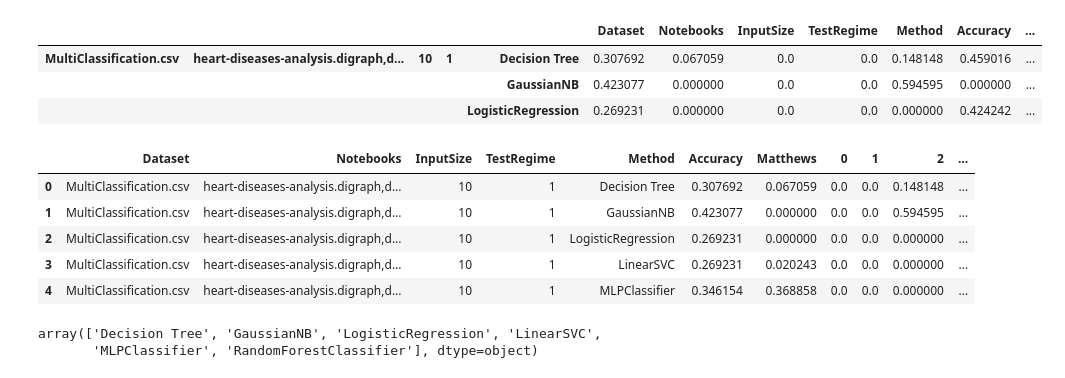
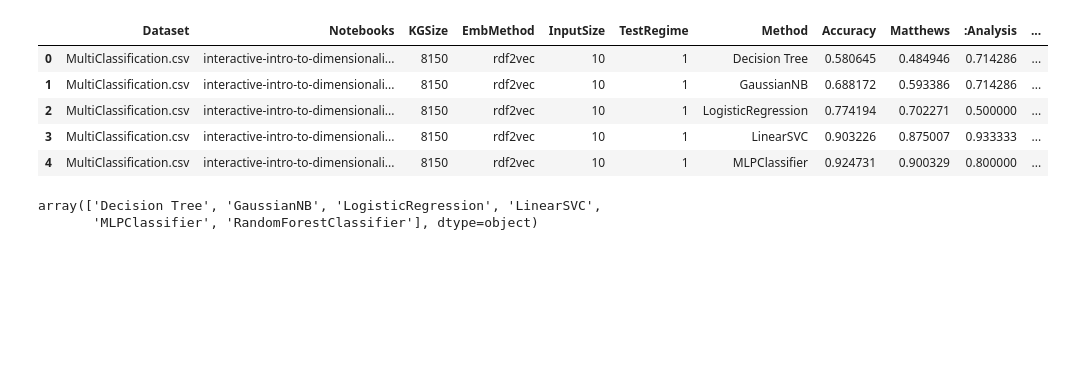
Before and after one commit to enridaga/data-journeys, a Jupyter notebook: AnalyseResultsMulti.ipynb, the cells around one changed output. Saved outputs shown, nothing was run; the diff lists cells and outputs as text; code cells hidden in the pictures; blank space fills up the shorter version.

Commit message:
MultiClassification experiments

```diff
--- a/AnalyseResultsMulti.ipynb
+++ b/AnalyseResultsMulti.ipynb
@@ -3,25 +3,17 @@ import pandas as pd
 import numpy as np
 import matplotlib.pyplot as plt
 # %%
-data = pd.read_csv("MultiClassificationExperiments.csv",names=["Dataset", "Notebooks", "InputSize", "TestRegime", "Method", "Accuracy", "Matthews"])
-data.head(3)
+data = pd.read_csv("MultiClassificationExperiments.csv",names=["Dataset", "Notebooks", "KGSize", "EmbMethod", "InputSize", "TestRegime", "Method", "Accuracy", "Matthews",":Analysis",":Movement",":Preparation",":Reuse",":Visualisation"])
+# Preview the first 5 lines of the loaded data
+data.head()
+# data=data.fillna(0.0)
 # %% [output]
-|  |  |  |  |  | Dataset | Notebooks | InputSize | TestRegime | Method | Accuracy | ... |
-| MultiClassification.csv | heart-diseases-analysis.digraph,d... | 10 | 1 | Decision Tree | 0.307692 | 0.067059 | 0.0 | 0.0 | 0.148148 | 0.459016 | ... |
-|  |  |  |  | GaussianNB | 0.423077 | 0.000000 | 0.0 | 0.0 | 0.594595 | 0.000000 | ... |
-|  |  |  |  | LogisticRegression | 0.269231 | 0.000000 | 0.0 | 0.0 | 0.000000 | 0.424242 | ... |
+|  | Dataset | Notebooks | KGSize | EmbMethod | InputSize | TestRegime | Method | Accuracy | Matthews | :Analysis | ... |
+| 0 | MultiClassification.csv | interactive-intro-to-dimensionali... | 8150 | rdf2vec | 10 | 1 | Decision Tree | 0.580645 | 0.484946 | 0.714286 | ... |
+| 1 | MultiClassification.csv | interactive-intro-to-dimensionali... | 8150 | rdf2vec | 10 | 1 | GaussianNB | 0.688172 | 0.593386 | 0.714286 | ... |
+| 2 | MultiClassification.csv | interactive-intro-to-dimensionali... | 8150 | rdf2vec | 10 | 1 | LogisticRegression | 0.774194 | 0.702271 | 0.500000 | ... |
+| 3 | MultiClassification.csv | interactive-intro-to-dimensionali... | 8150 | rdf2vec | 10 | 1 | LinearSVC | 0.903226 | 0.875007 | 0.933333 | ... |
+| 4 | MultiClassification.csv | interactive-intro-to-dimensionali... | 8150 | rdf2vec | 10 | 1 | MLPClassifier | 0.924731 | 0.900329 | 0.800000 | ... |
-# %%
-data = pd.read_csv("MultiClassificationExperiments.csv",names=["Dataset", "Notebooks", "InputSize", "TestRegime", "Method", "Accuracy", "Matthews","0","1","2","3","4","5","6"])
-# Preview the first 5 lines of the loaded data
-data.head()
-# data=data.fillna(0.0)
-# %% [output]
-|  | Dataset | Notebooks | InputSize | TestRegime | Method | Accuracy | Matthews | 0 | 1 | 2 | ... |
-| 0 | MultiClassification.csv | heart-diseases-analysis.digraph,d... | 10 | 1 | Decision Tree | 0.307692 | 0.067059 | 0.0 | 0.0 | 0.148148 | ... |
-| 1 | MultiClassification.csv | heart-diseases-analysis.digraph,d... | 10 | 1 | GaussianNB | 0.423077 | 0.000000 | 0.0 | 0.0 | 0.594595 | ... |
-| 2 | MultiClassification.csv | heart-diseases-analysis.digraph,d... | 10 | 1 | LogisticRegression | 0.269231 | 0.000000 | 0.0 | 0.0 | 0.000000 | ... |
-| 3 | MultiClassification.csv | heart-diseases-analysis.digraph,d... | 10 | 1 | LinearSVC | 0.269231 | 0.020243 | 0.0 | 0.0 | 0.000000 | ... |
-| 4 | MultiClassification.csv | heart-diseases-analysis.digraph,d... | 10 | 1 | MLPClassifier | 0.346154 | 0.368858 | 0.0 | 0.0 | 0.000000 | ... |
 # %%
 data['Method'].unique()
 # %% [output]
```
Also changed, not shown: parts of 13 cells of this notebook, 3 other files.
